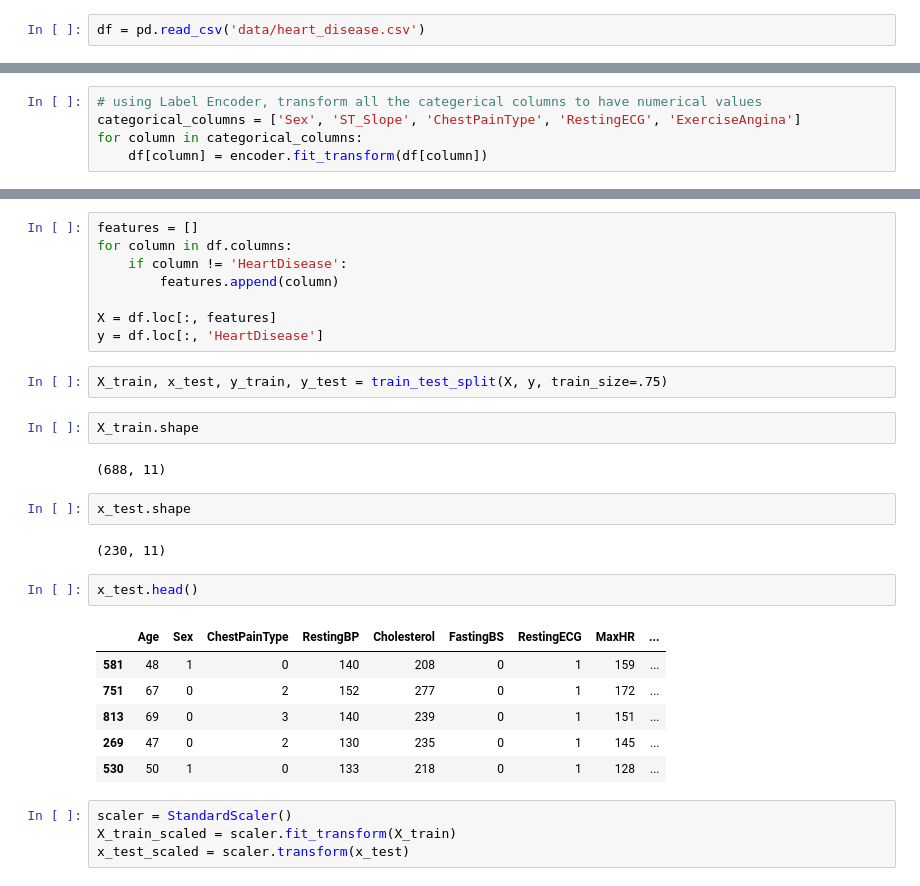
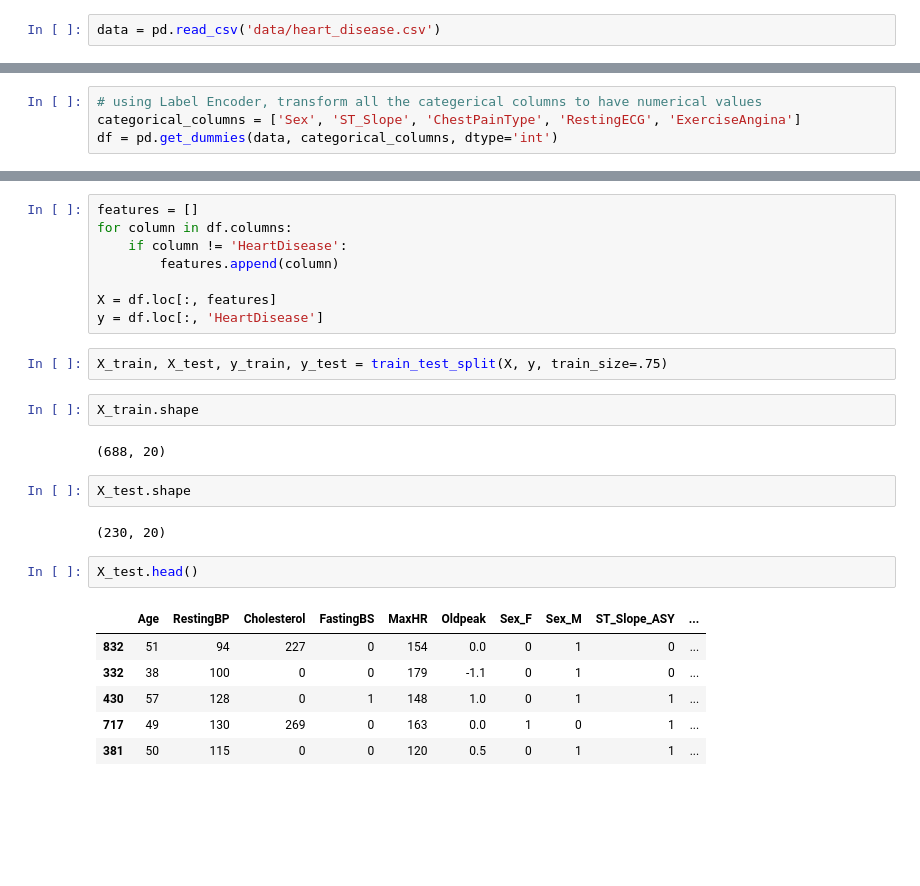
Before and after one commit to jo-mut/heart_disease_mlp, a Jupyter notebook: Heart_MLP.ipynb, the cells around one changed output, grey strips where cells are left out. Saved outputs shown, nothing was run; the diff lists cells and outputs as text; blank space fills up the shorter version.

```diff
--- a/Heart_MLP.ipynb
+++ b/Heart_MLP.ipynb
@@ -17,5 +17,5 @@ from prettytable import PrettyTable
 from sklearn.exceptions import ConvergenceWarning
 import warnings
 # %%
-df = pd.read_csv('data/heart_disease.csv')
+data = pd.read_csv('data/heart_disease.csv')
 # %%
@@ -130,5 +125,4 @@ array([1, 0, 1, 0, 1, 1, 0, 1, 1, 0, 0, 1, 1, 1, 0, 0, 1, 0, 1, 1, 0, 1,
 # %%
 # using Label Encoder, transform all the categerical columns to have numerical values
 categorical_columns = ['Sex', 'ST_Slope', 'ChestPainType', 'RestingECG', 'ExerciseAngina']
-for column in categorical_columns:
-    df[column] = encoder.fit_transform(df[column])
+df = pd.get_dummies(data, categorical_columns, dtype='int')
@@ -174,25 +148,21 @@ for column in df.columns:
 X = df.loc[:, features]
 y = df.loc[:, 'HeartDisease']
 # %%
-X_train, x_test, y_train, y_test = train_test_split(X, y, train_size=.75)
+X_train, X_test, y_train, y_test = train_test_split(X, y, train_size=.75)
 # %%
 X_train.shape
 # %% [output]
-(688, 11)
+(688, 20)
 # %%
-x_test.shape
+X_test.shape
 # %% [output]
-(230, 11)
+(230, 20)
 # %%
-x_test.head()
+X_test.head()
 # %% [output]
-|  | Age | Sex | ChestPainType | RestingBP | Cholesterol | FastingBS | RestingECG | MaxHR | ... |
-| 581 | 48 | 1 | 0 | 140 | 208 | 0 | 1 | 159 | ... |
-| 751 | 67 | 0 | 2 | 152 | 277 | 0 | 1 | 172 | ... |
-| 813 | 69 | 0 | 3 | 140 | 239 | 0 | 1 | 151 | ... |
-| 269 | 47 | 0 | 2 | 130 | 235 | 0 | 1 | 145 | ... |
-| 530 | 50 | 1 | 0 | 133 | 218 | 0 | 1 | 128 | ... |
+|  | Age | RestingBP | Cholesterol | FastingBS | MaxHR | Oldpeak | Sex_F | Sex_M | ST_Slope_ASY | ... |
+| 832 | 51 | 94 | 227 | 0 | 154 | 0.0 | 0 | 1 | 0 | ... |
+| 332 | 38 | 100 | 0 | 0 | 179 | -1.1 | 0 | 1 | 0 | ... |
+| 430 | 57 | 128 | 0 | 1 | 148 | 1.0 | 0 | 1 | 1 | ... |
+| 717 | 49 | 130 | 269 | 0 | 163 | 0.0 | 1 | 0 | 1 | ... |
+| 381 | 50 | 115 | 0 | 0 | 120 | 0.5 | 0 | 1 | 1 | ... |
-# %%
-scaler = StandardScaler()
-X_train_scaled = scaler.fit_transform(X_train)
-x_test_scaled = scaler.transform(x_test)
```
Also changed, not shown: parts of 19 cells of this notebook, 9 other files.
